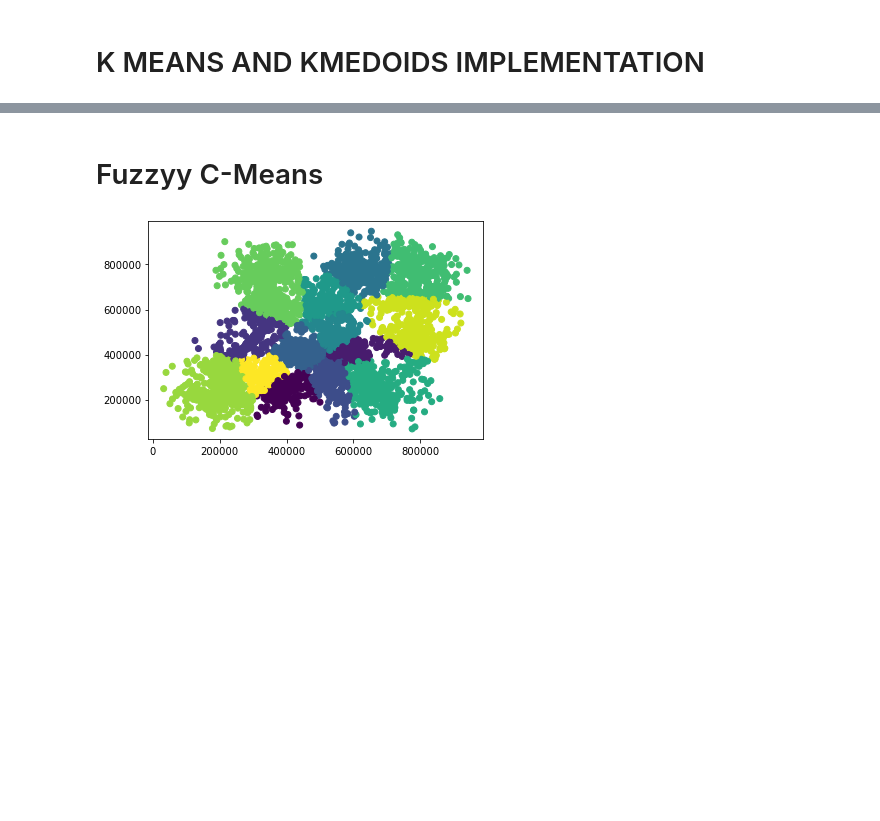
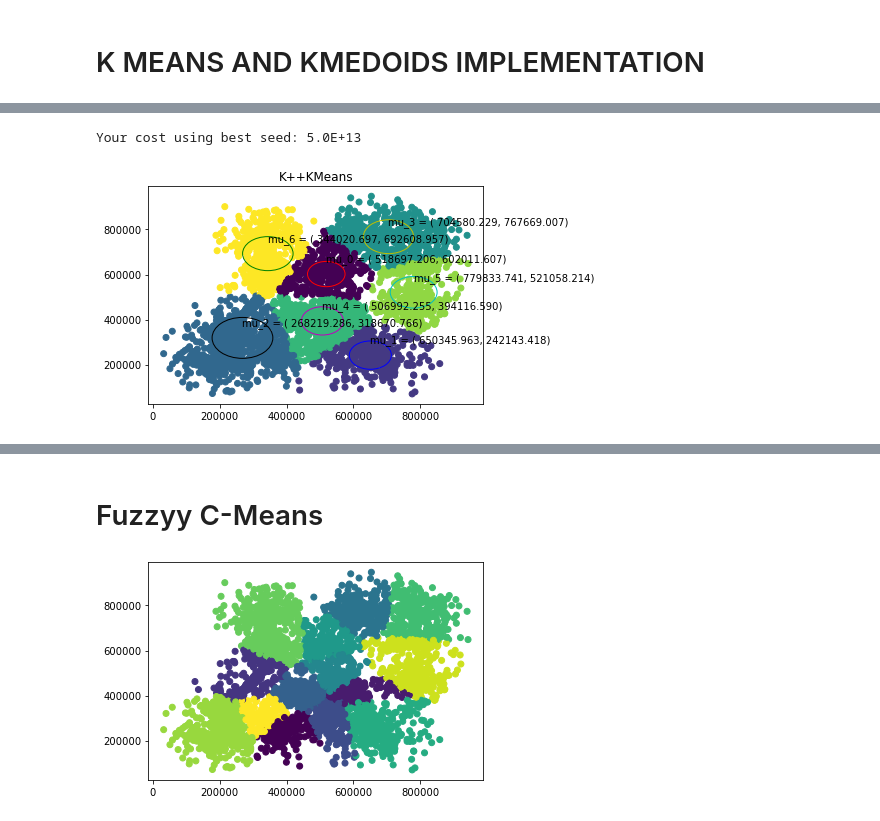
Before and after one commit to AlexTru96/Unsupervised_learning, a Jupyter notebook: Exercises2.ipynb, the cells around one changed output, grey strips where cells are left out. Saved outputs shown, nothing was run; the diff lists cells and outputs as text; code cells hidden in the pictures; blank space fills up the shorter version.

```diff
--- a/Exercises2.ipynb
+++ b/Exercises2.ipynb
@@ -228,0 +252,6 @@ Wall time: 5.18 s
+# %%
+#using screen plot data (knee localized at 7 clusters)
+time test_methods(X_data, "K++","KMeans",7)
+# %% [output]
+Your cost using best seed: 5.0E+13
+[figure, added]
```
Also changed, not shown: parts of 6 cells of this notebook, 2 other files.
